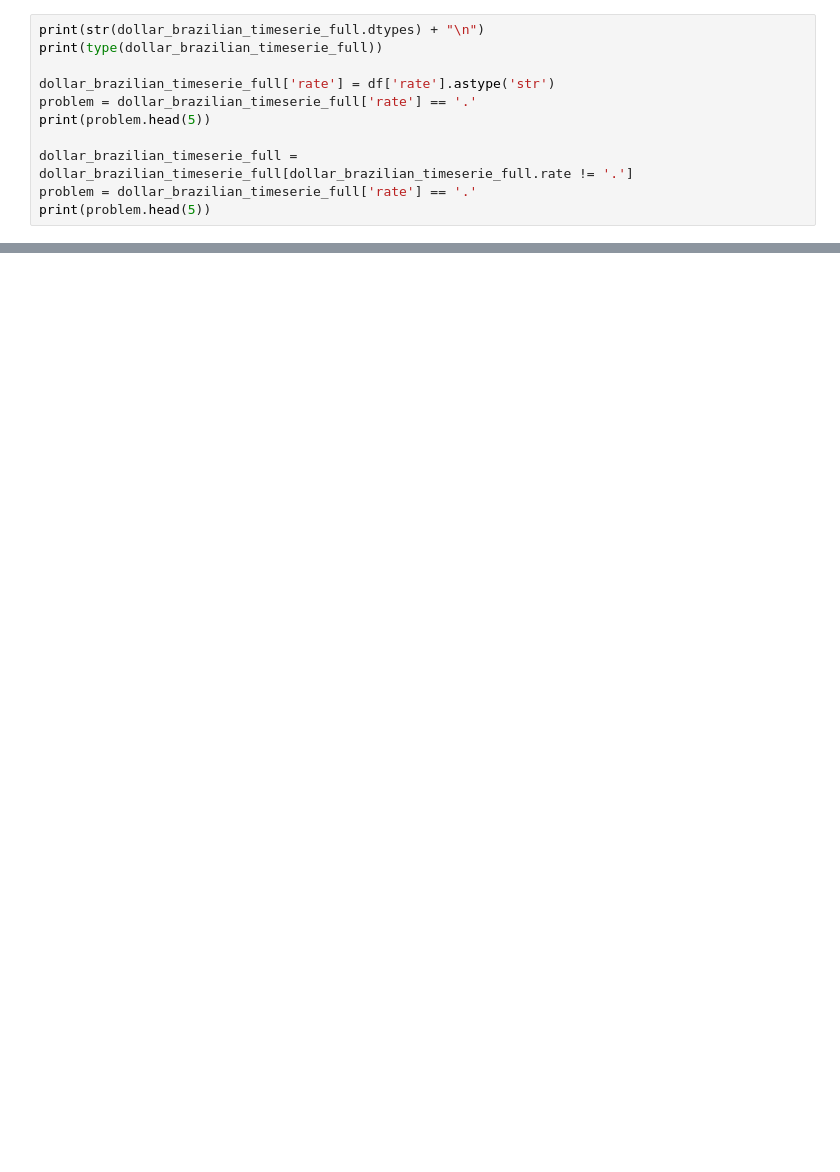
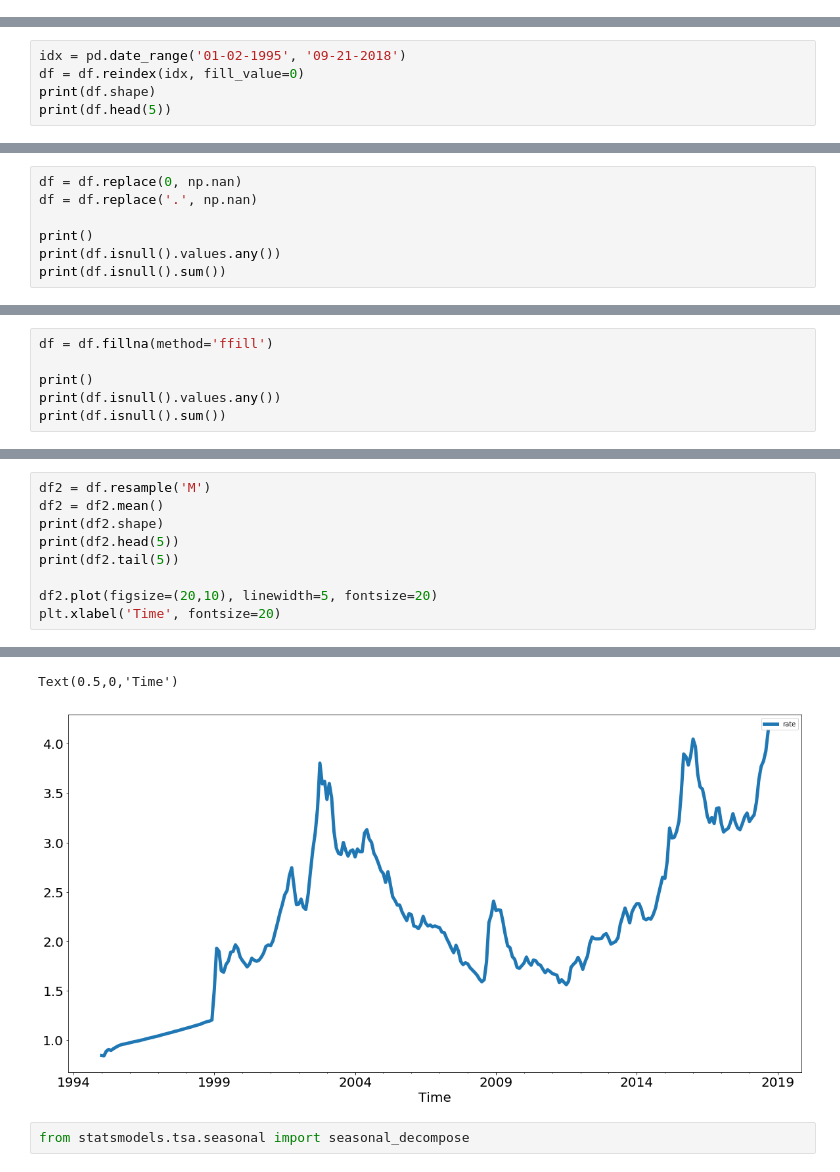
Before and after one commit to jorgealmeidajr/tcc-senai-timeseries, a Jupyter notebook: timeseries01-analysis.ipynb, the cells around one changed output, grey strips where cells are left out. Saved outputs shown, nothing was run; the diff lists cells and outputs as text; blank space fills up the shorter version.

```diff
--- a/timeseries01-analysis.ipynb
+++ b/timeseries01-analysis.ipynb
@@ -16,11 +36,0 @@ dollar_brazilian_timeserie_full.head(5)
-# %%
-print(str(dollar_brazilian_timeserie_full.dtypes) + "\n")
-print(type(dollar_brazilian_timeserie_full))
-
-dollar_brazilian_timeserie_full['rate'] = df['rate'].astype('str')
-problem = dollar_brazilian_timeserie_full['rate'] == '.'
-print(problem.head(5))
-
-dollar_brazilian_timeserie_full = dollar_brazilian_timeserie_full[dollar_brazilian_timeserie_full.rate != '.']
-problem = dollar_brazilian_timeserie_full['rate'] == '.'
-print(problem.head(5))
@@ -37,0 +66,5 @@ df.head(5)
+# %%
+idx = pd.date_range('01-02-1995', '09-21-2018')
+df = df.reindex(idx, fill_value=0)
+print(df.shape)
+print(df.head(5))
@@ -37,0 +79,7 @@ df.head(5)
+# %%
+df = df.replace(0, np.nan)
+df = df.replace('.', np.nan)
+
+print()
+print(df.isnull().values.any())
+print(df.isnull().sum())
@@ -37,0 +90,6 @@ df.head(5)
+# %%
+df = df.fillna(method='ffill')
+
+print()
+print(df.isnull().values.any())
+print(df.isnull().sum())
@@ -40,0 +123,10 @@ plt.xlabel('Time', fontsize=20)
+# %%
+df2 = df.resample('M')
+df2 = df2.mean()
+print(df2.shape)
+print(df2.head(5))
+print(df2.tail(5))
+
+df2.plot(figsize=(20,10), linewidth=5, fontsize=20)
+plt.xlabel('Time', fontsize=20)
+# %% [output]
@@ -40,0 +146,4 @@ plt.xlabel('Time', fontsize=20)
+Text(0.5,0,'Time')
+[figure, added]
+# %%
+from statsmodels.tsa.seasonal import seasonal_decompose
```
Also changed, not shown: parts of 14 cells of this notebook.
